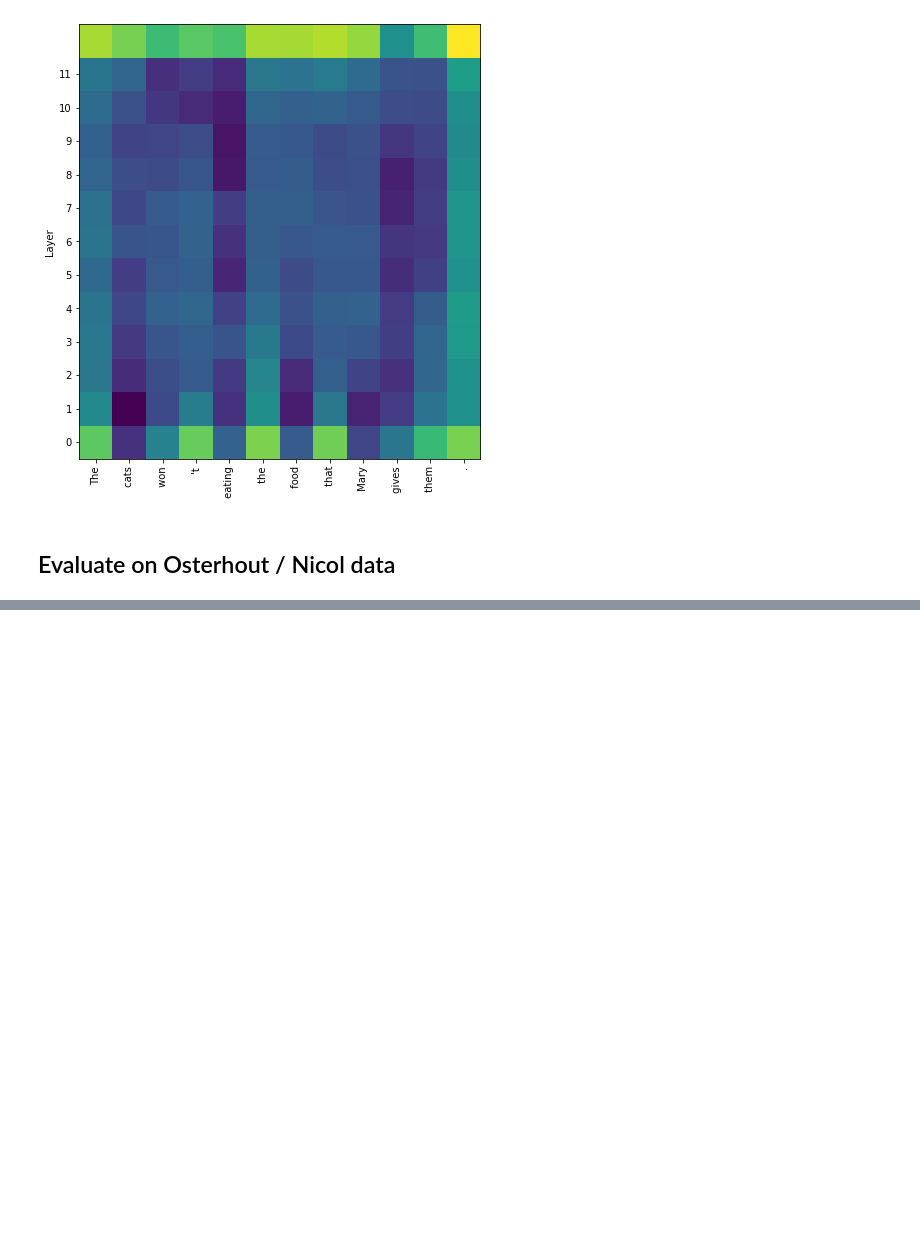
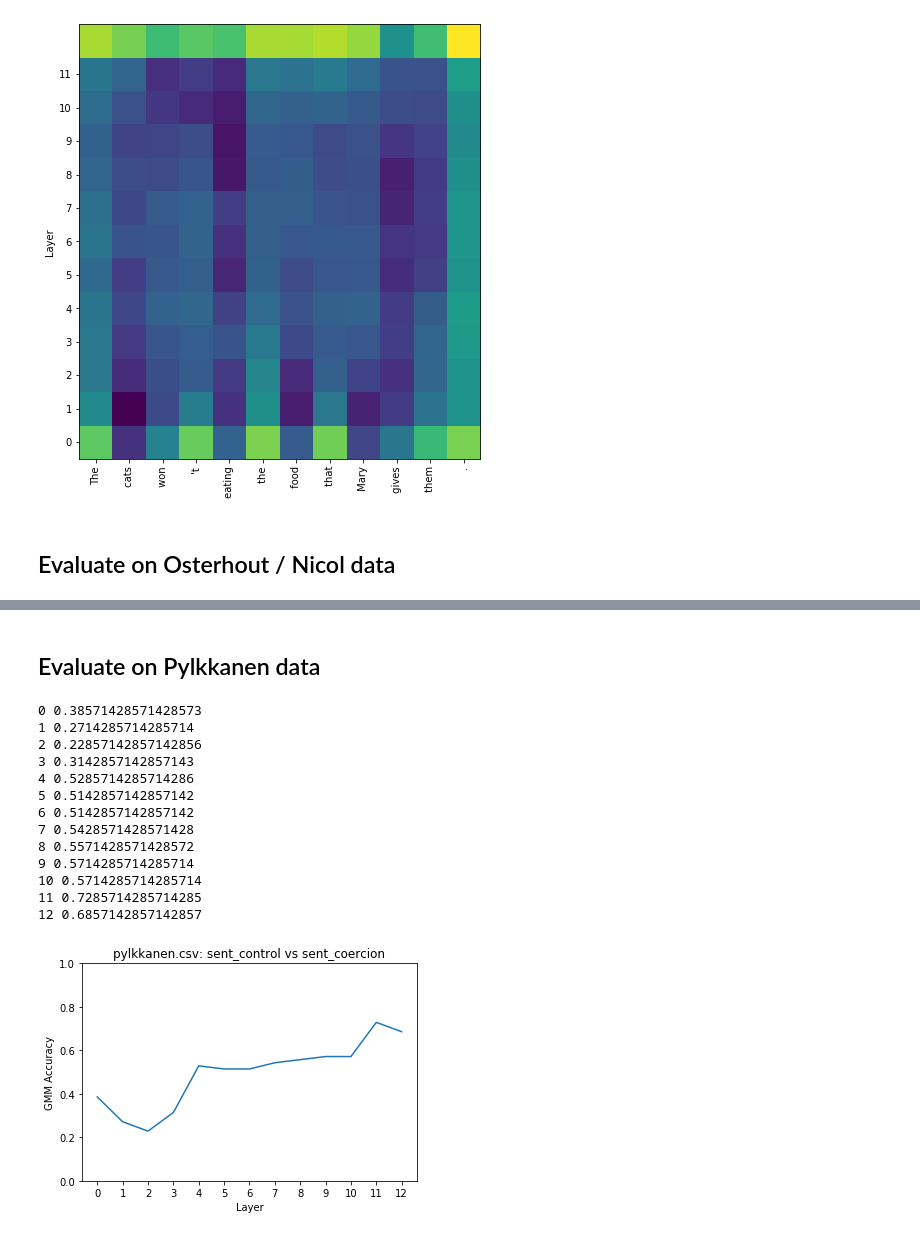
Before and after one commit to SPOClab-ca/layerwise-anomaly, a Jupyter notebook: notebooks_bai/GMMAnomaly.ipynb, the cells around one changed output, grey strips where cells are left out. Saved outputs shown, nothing was run; the diff lists cells and outputs as text; code cells hidden in the pictures; blank space fills up the shorter version.

```diff
--- a/notebooks_bai/GMMAnomaly.ipynb
+++ b/notebooks_bai/GMMAnomaly.ipynb
@@ -69,0 +99,19 @@ for layer in range(13):
+# %% [markdown]
+## Evaluate on Pylkkanen data
+# %%
+process_sentpair_dataset('pylkkanen.csv', 'sent_control', 'sent_coercion')
+# %% [output]
+0 0.38571428571428573
+1 0.2714285714285714
+2 0.22857142857142856
+3 0.3142857142857143
+4 0.5285714285714286
+5 0.5142857142857142
+6 0.5142857142857142
+7 0.5428571428571428
+8 0.5571428571428572
+9 0.5714285714285714
+10 0.5714285714285714
+11 0.7285714285714285
+12 0.6857142857142857
+[figure, added]
```
Also changed, not shown: parts of 8 cells of this notebook, 6 other files.
